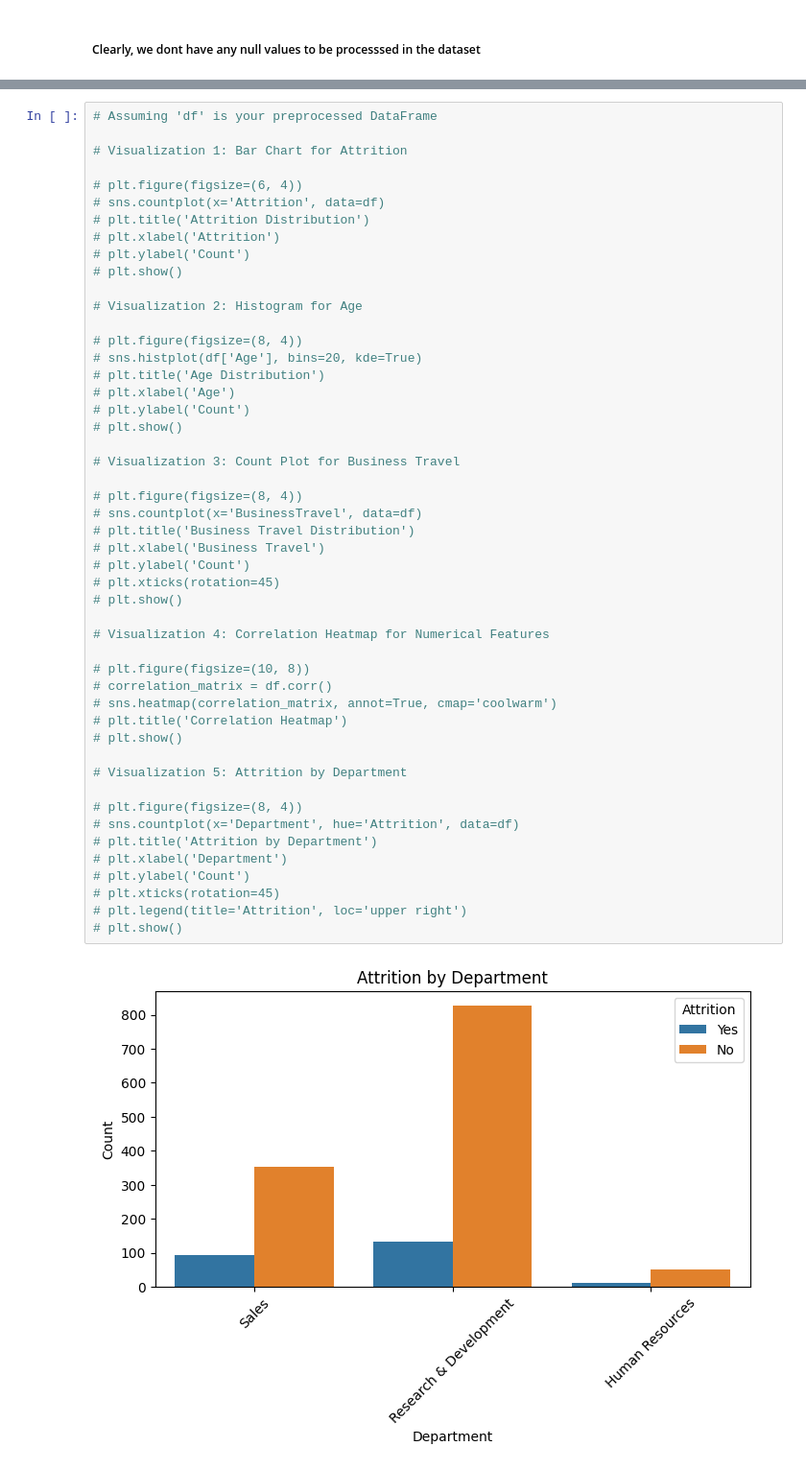
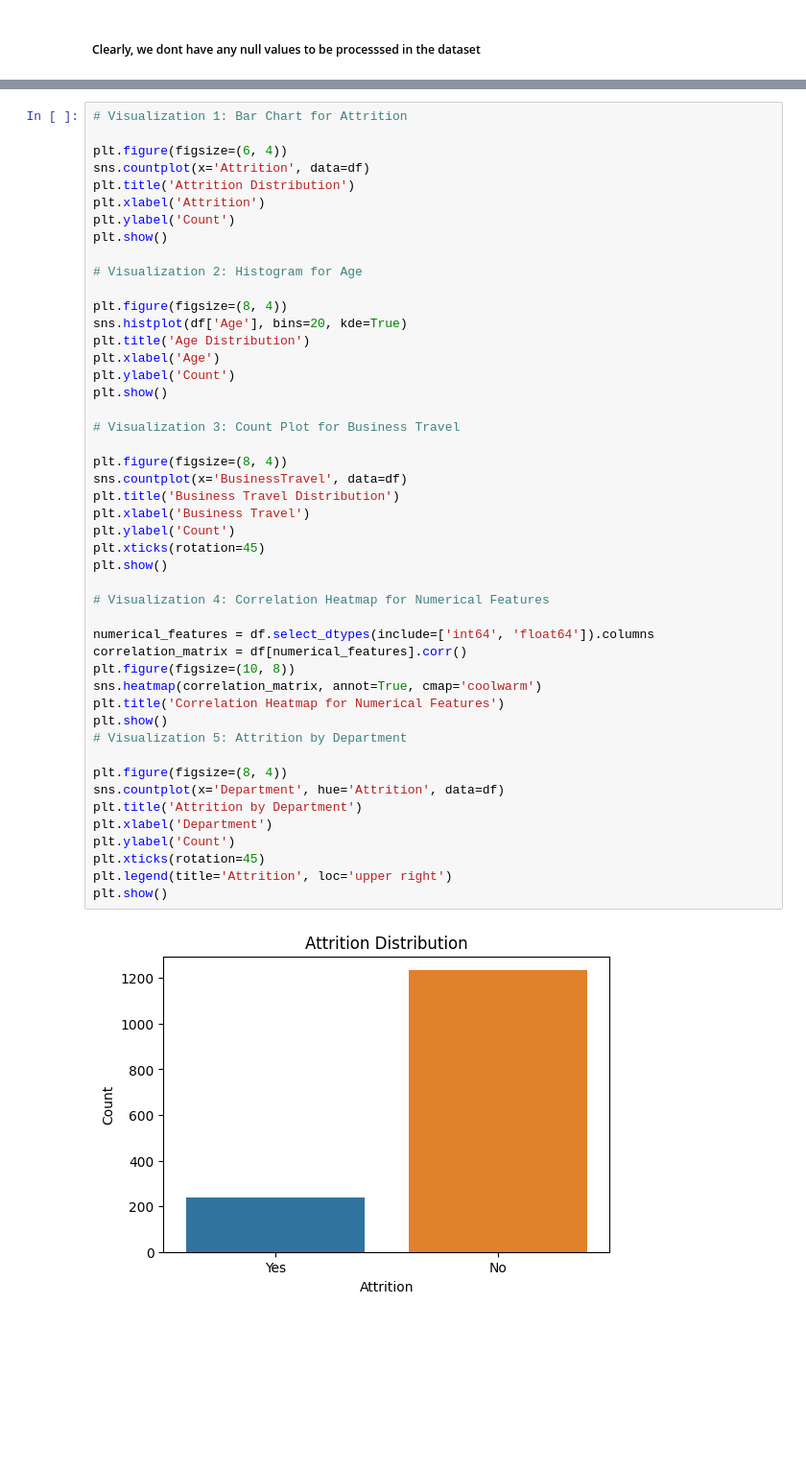
Before and after one commit to smartinternz02/SI-GuidedProject-581974-1694665929, a Jupyter notebook: ASSIGNMENT-4/emp.ipynb, the cells around one changed output, grey strips where cells are left out. Shown: that part at 96% size. Saved outputs shown, nothing was run; the diff lists cells and outputs as text; blank space fills up the shorter version.

```diff
--- a/ASSIGNMENT-4/emp.ipynb
+++ b/ASSIGNMENT-4/emp.ipynb
@@ -26,51 +46,49 @@ df.info
 # %%
-# Assuming 'df' is your preprocessed DataFrame
-
 # Visualization 1: Bar Chart for Attrition
 
-# plt.figure(figsize=(6, 4))
-# sns.countplot(x='Attrition', data=df)
-# plt.title('Attrition Distribution')
-# plt.xlabel('Attrition')
-# plt.ylabel('Count')
-# plt.show()
+plt.figure(figsize=(6, 4))
+sns.countplot(x='Attrition', data=df)
+plt.title('Attrition Distribution')
+plt.xlabel('Attrition')
+plt.ylabel('Count')
+plt.show()
 
 # Visualization 2: Histogram for Age
 
-# plt.figure(figsize=(8, 4))
-# sns.histplot(df['Age'], bins=20, kde=True)
-# plt.title('Age Distribution')
-# plt.xlabel('Age')
-# plt.ylabel('Count')
-# plt.show()
+plt.figure(figsize=(8, 4))
+sns.histplot(df['Age'], bins=20, kde=True)
+plt.title('Age Distribution')
+plt.xlabel('Age')
+plt.ylabel('Count')
+plt.show()
 
 # Visualization 3: Count Plot for Business Travel
 
-# plt.figure(figsize=(8, 4))
-# sns.countplot(x='BusinessTravel', data=df)
-# plt.title('Business Travel Distribution')
-# plt.xlabel('Business Travel')
-# plt.ylabel('Count')
-# plt.xticks(rotation=45)
-# plt.show()
+plt.figure(figsize=(8, 4))
+sns.countplot(x='BusinessTravel', data=df)
+plt.title('Business Travel Distribution')
+plt.xlabel('Business Travel')
+plt.ylabel('Count')
+plt.xticks(rotation=45)
+plt.show()
 
 # Visualization 4: Correlation Heatmap for Numerical Features
 
-# plt.figure(figsize=(10, 8))
-# correlation_matrix = df.corr()
-# sns.heatmap(correlation_matrix, annot=True, cmap='coolwarm')
-# plt.title('Correlation Heatmap')
-# plt.show()
-
+numerical_features = df.select_dtypes(include=['int64', 'float64']).columns
+correlation_matrix = df[numerical_features].corr()
+plt.figure(figsize=(10, 8))
+sns.heatmap(correlation_matrix, annot=True, cmap='coolwarm')
+plt.title('Correlation Heatmap for Numerical Features')
+plt.show()
 # Visualization 5: Attrition by Department
 
-# plt.figure(figsize=(8, 4))
-# sns.countplot(x='Department', hue='Attrition', data=df)
-# plt.title('Attrition by Department')
-# plt.xlabel('Department')
-# plt.ylabel('Count')
-# plt.xticks(rotation=45)
-# plt.legend(title='Attrition', loc='upper right')
-# plt.show()
+plt.figure(figsize=(8, 4))
+sns.countplot(x='Department', hue='Attrition', data=df)
+plt.title('Attrition by Department')
+plt.xlabel('Department')
+plt.ylabel('Count')
+plt.xticks(rotation=45)
+plt.legend(title='Attrition', loc='upper right')
+plt.show()
 # %% [output]
-[figure, old version]
+[figure, new version]
```
Also changed, not shown: parts of 15 cells of this notebook.
